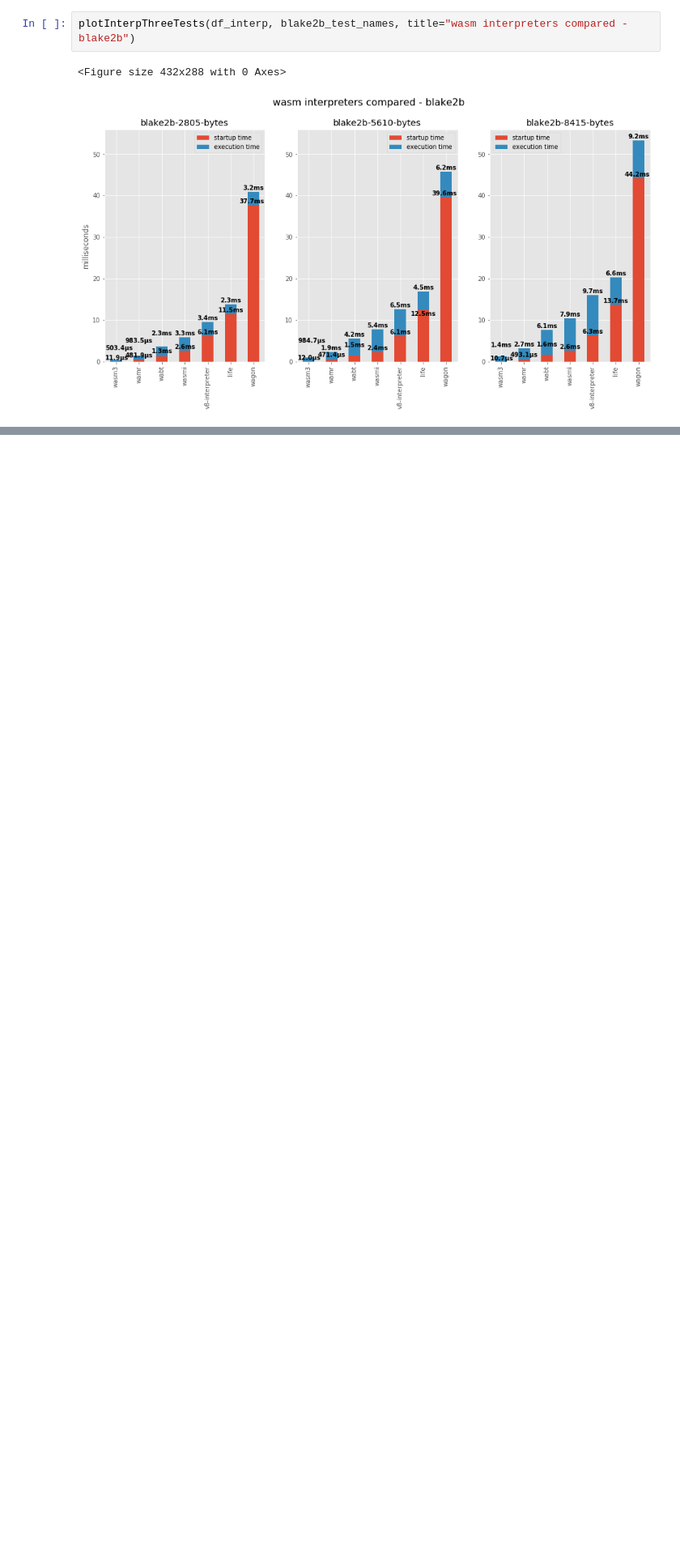
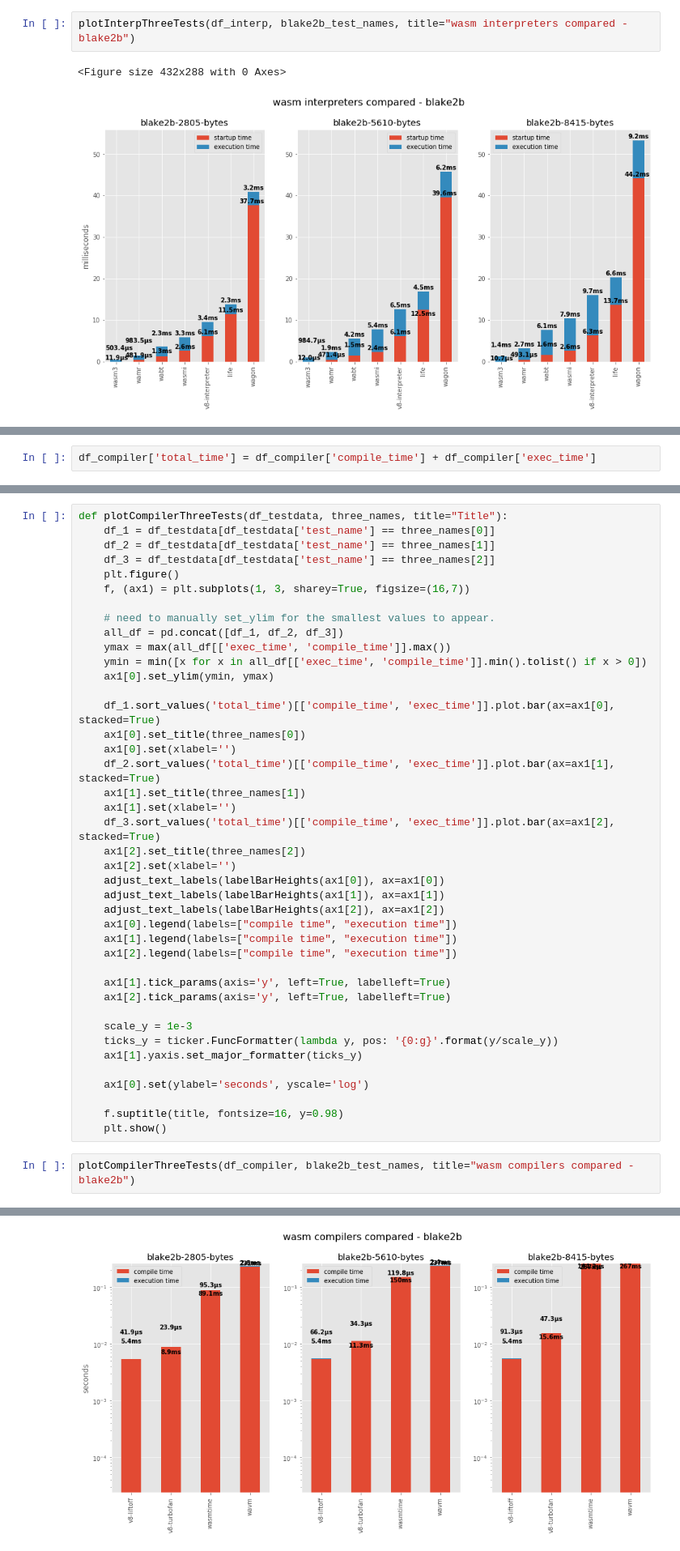
Before and after one commit to ewasm/benchmarking, a Jupyter notebook: notebooks/wasm-engines.ipynb, the cells around one changed output, grey strips where cells are left out. Shown: that part at 81% size. Saved outputs shown, nothing was run; the diff lists cells and outputs as text; blank space fills up the shorter version.

```diff
--- a/notebooks/wasm-engines.ipynb
+++ b/notebooks/wasm-engines.ipynb
@@ -378,0 +438,2 @@ plotInterpThreeTests(df_interp, blake2b_test_names, title="wasm interpreters com
+# %%
+df_compiler['total_time'] = df_compiler['compile_time'] + df_compiler['exec_time']
@@ -378,0 +506,44 @@ plotInterpThreeTests(df_interp, blake2b_test_names, title="wasm interpreters com
+# %%
+def plotCompilerThreeTests(df_testdata, three_names, title="Title"):
+    df_1 = df_testdata[df_testdata['test_name'] == three_names[0]]
+    df_2 = df_testdata[df_testdata['test_name'] == three_names[1]]
+    df_3 = df_testdata[df_testdata['test_name'] == three_names[2]]
+    plt.figure()
+    f, (ax1) = plt.subplots(1, 3, sharey=True, figsize=(16,7))
+
+    # need to manually set_ylim for the smallest values to appear.
+    all_df = pd.concat([df_1, df_2, df_3])
+    ymax = max(all_df[['exec_time', 'compile_time']].max())
+    ymin = min([x for x in all_df[['exec_time', 'compile_time']].min().tolist() if x > 0])
+    ax1[0].set_ylim(ymin, ymax)
+
+    df_1.sort_values('total_time')[['compile_time', 'exec_time']].plot.bar(ax=ax1[0], stacked=True)
+    ax1[0].set_title(three_names[0])
+    ax1[0].set(xlabel='')
+    df_2.sort_values('total_time')[['compile_time', 'exec_time']].plot.bar(ax=ax1[1], stacked=True)
+    ax1[1].set_title(three_names[1])
+    ax1[1].set(xlabel='')
+    df_3.sort_values('total_time')[['compile_time', 'exec_time']].plot.bar(ax=ax1[2], stacked=True)
+    ax1[2].set_title(three_names[2])
+    ax1[2].set(xlabel='')
+    adjust_text_labels(labelBarHeights(ax1[0]), ax=ax1[0])
+    adjust_text_labels(labelBarHeights(ax1[1]), ax=ax1[1])
+    adjust_text_labels(labelBarHeights(ax1[2]), ax=ax1[2])
+    ax1[0].legend(labels=["compile time", "execution time"])
+    ax1[1].legend(labels=["compile time", "execution time"])
+    ax1[2].legend(labels=["compile time", "execution time"])
+
+    ax1[1].tick_params(axis='y', left=True, labelleft=True)
+    ax1[2].tick_params(axis='y', left=True, labelleft=True)
+
+    scale_y = 1e-3
+    ticks_y = ticker.FuncFormatter(lambda y, pos: '{0:g}'.format(y/scale_y))
+    ax1[1].yaxis.set_major_formatter(ticks_y)
+
+    ax1[0].set(ylabel='seconds', yscale='log')
+
+    f.suptitle(title, fontsize=16, y=0.98)
+    plt.show()
+# %%
+plotCompilerThreeTests(df_compiler, blake2b_test_names, title="wasm compilers compared - blake2b")
+# %% [output]
@@ -378,0 +551 @@ plotInterpThreeTests(df_interp, blake2b_test_names, title="wasm interpreters com
+[figure, added]
```
Also changed, not shown: parts of 17 cells of this notebook.
